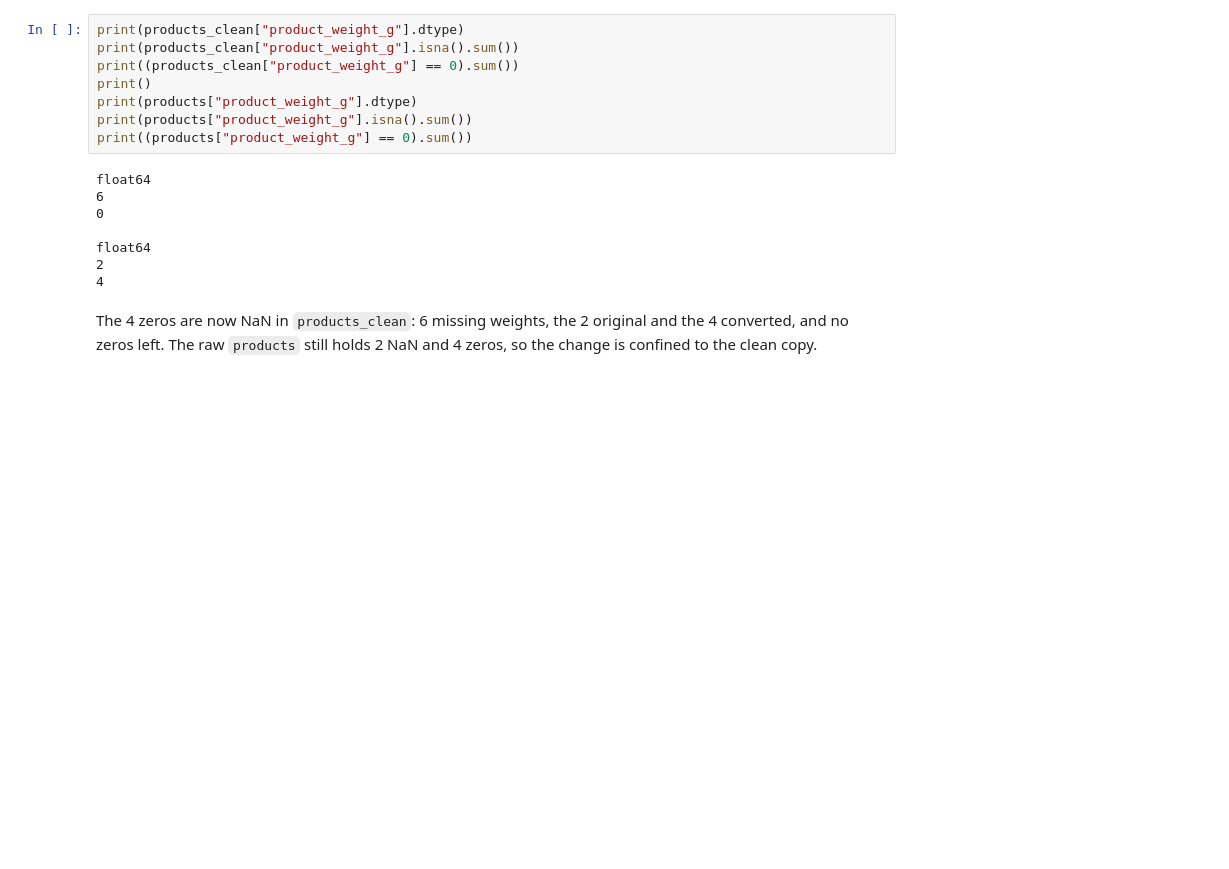
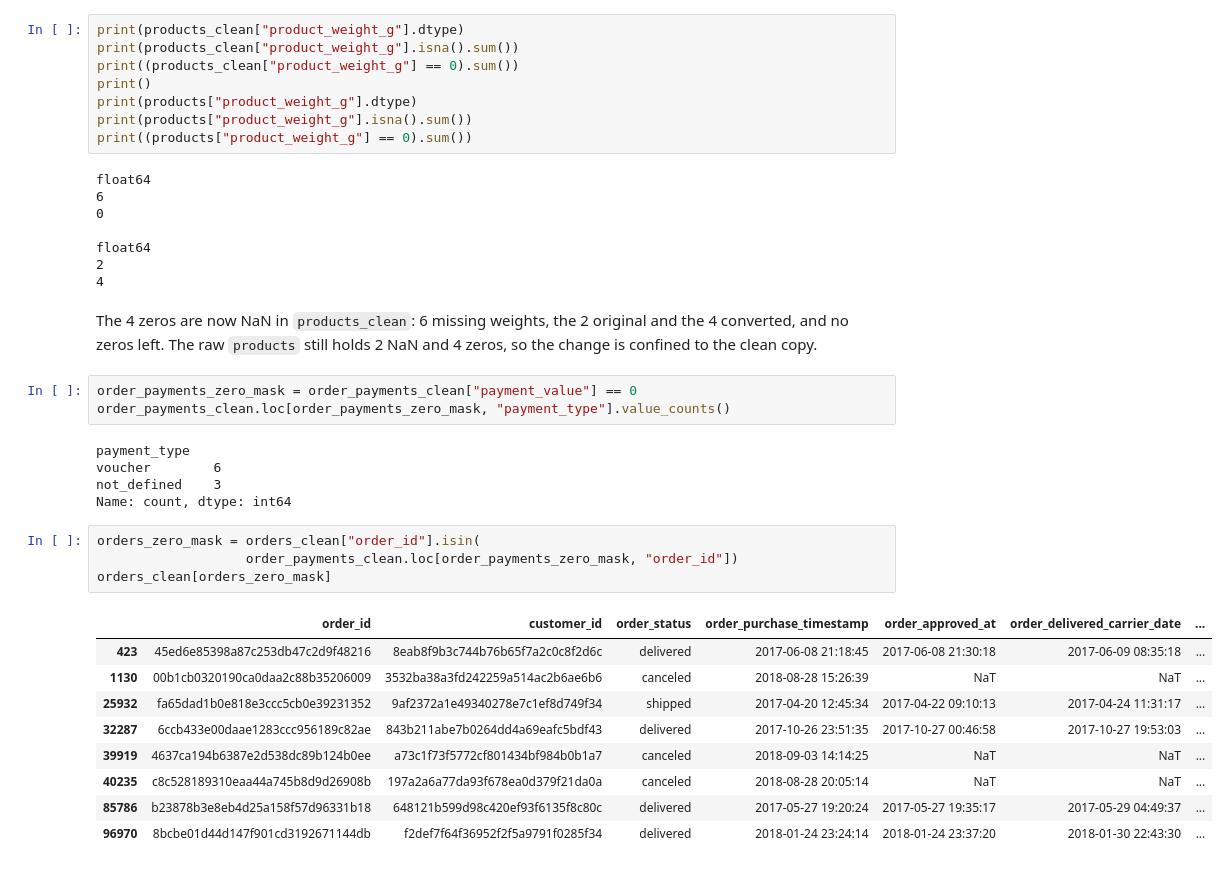
Before and after one commit to Spyrsial/olist-ecommerce-data-cleaning-eda, a Jupyter notebook: 01_data_cleaning.ipynb, the cells around one changed output. Drawn from its saved outputs; the diff is of its cells as text; blank space fills up the shorter version.

Commit message:
traced 9 zero-value payments to 3 not_defined canceled orders and 6 zero-value vouchers

```diff
--- a/01_data_cleaning.ipynb
+++ b/01_data_cleaning.ipynb
@@ -1946,3 +1946,25 @@ float64
 4
 # %% [markdown]
 The 4 zeros are now NaN in `products_clean`: 6 missing weights, the 2 original and the 4 converted, and no zeros left. The raw `products` still holds 2 NaN and 4 zeros, so the change is confined to the clean copy.
+# %%
+order_payments_zero_mask = order_payments_clean["payment_value"] == 0
+order_payments_clean.loc[order_payments_zero_mask, "payment_type"].value_counts()
+# %% [output]
+payment_type
+voucher        6
+not_defined    3
+Name: count, dtype: int64
+# %%
+orders_zero_mask = orders_clean["order_id"].isin(
+                   order_payments_clean.loc[order_payments_zero_mask, "order_id"])
+orders_clean[orders_zero_mask]
+# %% [output]
+|  | order_id | customer_id | order_status | order_purchase_timestamp | order_approved_at | order_delivered_carrier_date | ... |
+| 423 | 45ed6e85398a87c253db47c2d9f48216 | 8eab8f9b3c744b76b65f7a2c0c8f2d6c | delivered | 2017-06-08 21:18:45 | 2017-06-08 21:30:18 | 2017-06-09 08:35:18 | ... |
+| 1130 | 00b1cb0320190ca0daa2c88b35206009 | 3532ba38a3fd242259a514ac2b6ae6b6 | canceled | 2018-08-28 15:26:39 | NaT | NaT | ... |
+| 25932 | fa65dad1b0e818e3ccc5cb0e39231352 | 9af2372a1e49340278e7c1ef8d749f34 | shipped | 2017-04-20 12:45:34 | 2017-04-22 09:10:13 | 2017-04-24 11:31:17 | ... |
+| 32287 | 6ccb433e00daae1283ccc956189c82ae | 843b211abe7b0264dd4a69eafc5bdf43 | delivered | 2017-10-26 23:51:35 | 2017-10-27 00:46:58 | 2017-10-27 19:53:03 | ... |
+| 39919 | 4637ca194b6387e2d538dc89b124b0ee | a73c1f73f5772cf801434bf984b0b1a7 | canceled | 2018-09-03 14:14:25 | NaT | NaT | ... |
+| 40235 | c8c528189310eaa44a745b8d9d26908b | 197a2a6a77da93f678ea0d379f21da0a | canceled | 2018-08-28 20:05:14 | NaT | NaT | ... |
+| 85786 | b23878b3e8eb4d25a158f57d96331b18 | 648121b599d98c420ef93f6135f8c80c | delivered | 2017-05-27 19:20:24 | 2017-05-27 19:35:17 | 2017-05-29 04:49:37 | ... |
+| 96970 | 8bcbe01d44d147f901cd3192671144db | f2def7f64f36952f2f5a9791f0285f34 | delivered | 2018-01-24 23:24:14 | 2018-01-24 23:37:20 | 2018-01-30 22:43:30 | ... |
```
Also changed, not shown: parts of 3 cells of this notebook.
